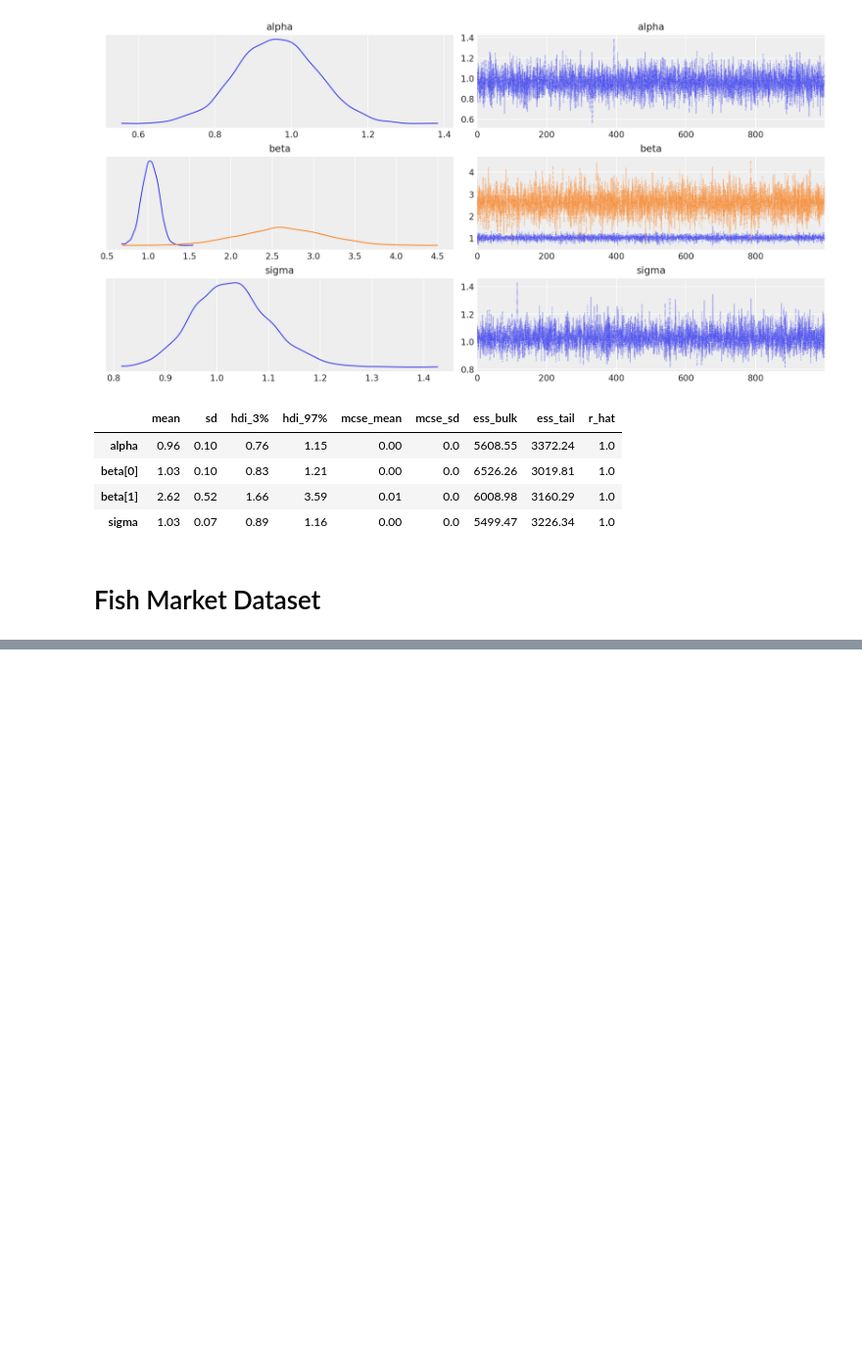
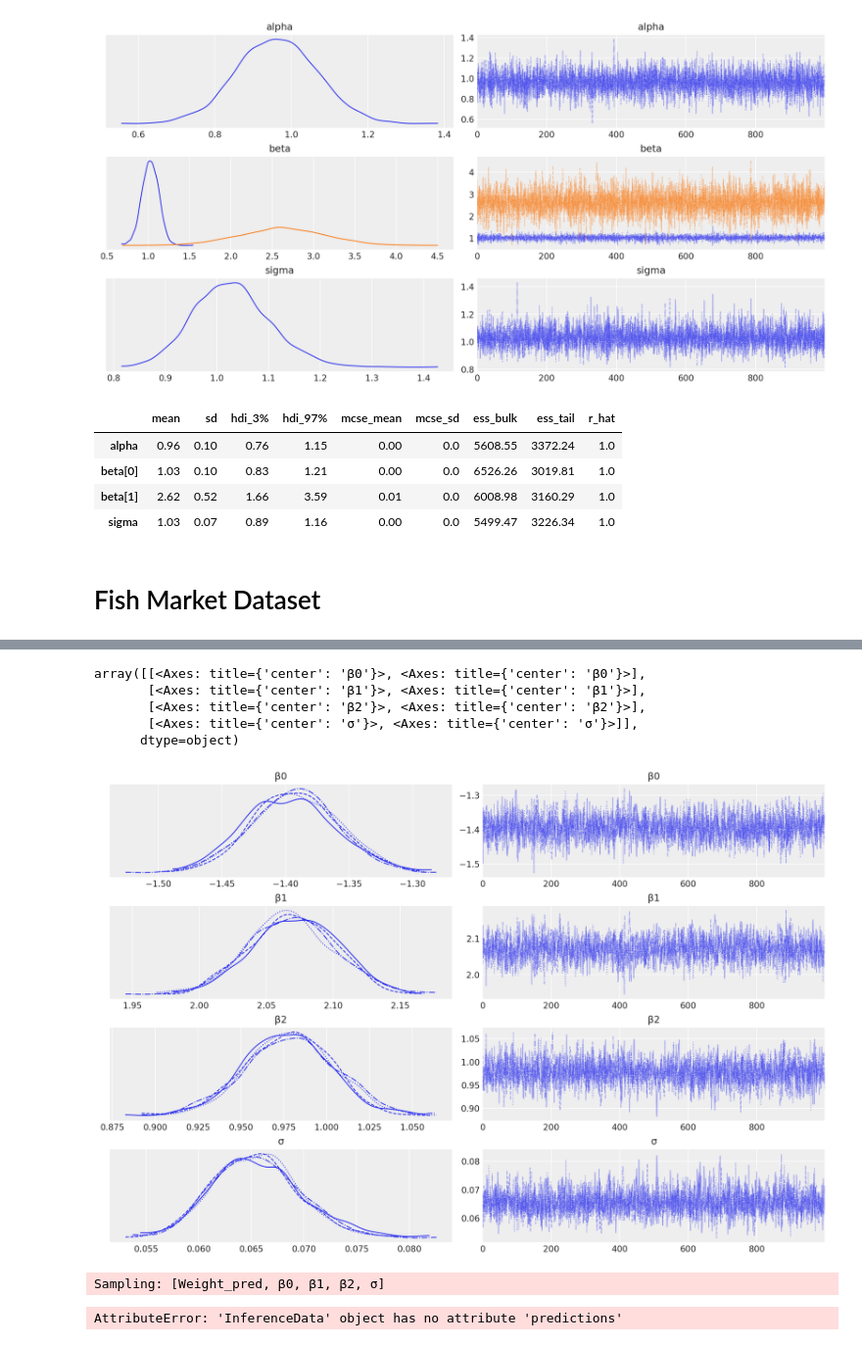
Before and after one commit to UlrikThygePedersen/BayesianStatistics, a Jupyter notebook: PyMC.ipynb, the cells around one changed output, grey strips where cells are left out. Shown at 98% size. Cells and saved outputs as stored; diff of their text form; code cells hidden in the pictures; blank space fills up the shorter version.

Commit message:
model

```diff
--- a/PyMC.ipynb
+++ b/PyMC.ipynb
@@ -125,0 +141,24 @@ df.head()
+# %%
+model = pm.Model()
+
+Weight = y_train['Weight'].to_numpy()
+Length1 = X_train['Length1'].to_numpy()
+Height = X_train['Height'].to_numpy()
+
+with model:
+    Weight_ = pm.MutableData("Weight", Weight)
+    Length1_ = pm.MutableData("Length1", Length1)
+    Height_ = pm.MutableData("Height", Height)
+
+    β0 = pm.Normal("β0", mu=-1.5, sigma=0.06)
+    β1 = pm.Normal("β1", mu=2, sigma=0.06)
+    β2 = pm.Normal("β2", mu=1, sigma=0.04)
+    sigma = pm.HalfNormal("σ", sigma=0.07)
+
+    mu = β0 + β1 * Length1 + β2 * Height
+    pm.Normal("Weight_pred", mu=mu, sigma=sigma, observed=Weight_, shape=mu.shape)
+
+#pm.model_to_graphviz(model)
+
+with model:
+    idata = pm.sample(1000)
@@ -125,0 +180,22 @@ df.head()
+# %%
+az.plot_trace(idata)
+# %% [output]
+array([[<Axes: title={'center': 'β0'}>, <Axes: title={'center': 'β0'}>],
+       [<Axes: title={'center': 'β1'}>, <Axes: title={'center': 'β1'}>],
+       [<Axes: title={'center': 'β2'}>, <Axes: title={'center': 'β2'}>],
+       [<Axes: title={'center': 'σ'}>, <Axes: title={'center': 'σ'}>]],
+      dtype=object)
+[figure, added]
+# %%
+with model:
+    prior_samples = pm.sample_prior_predictive(1000)
+# %% [output]
+Sampling: [Weight_pred, β0, β1, β2, σ]
+# %%
+y_pred = idata.predictions["Weight_pred"].mean(dim=["chain", "draw"]).data
+
+R2, RMSE = r2_score(y_test, y_pred), mean_squared_error(y_test, y_pred, squared=False)
+
+print(R2, RMSE)
+# %% [output]
+AttributeError: 'InferenceData' object has no attribute 'predictions'
```
Also changed, not shown: parts of 7 cells of this notebook, 2 other files.
